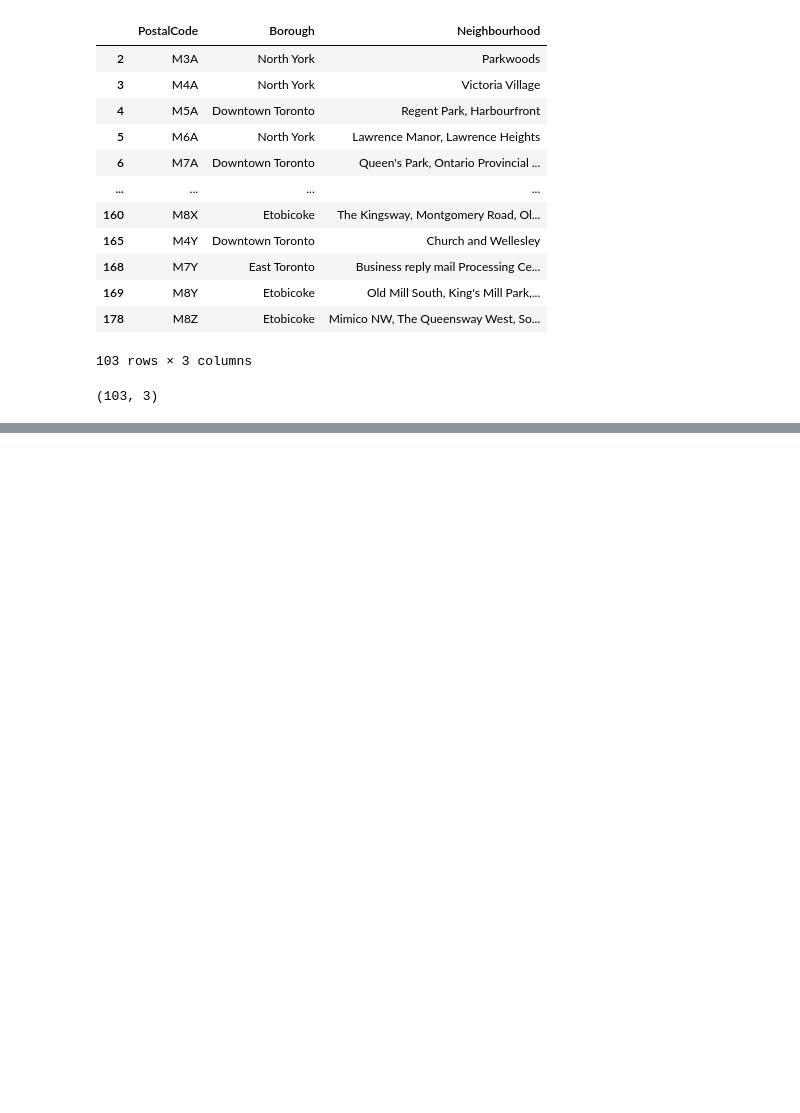
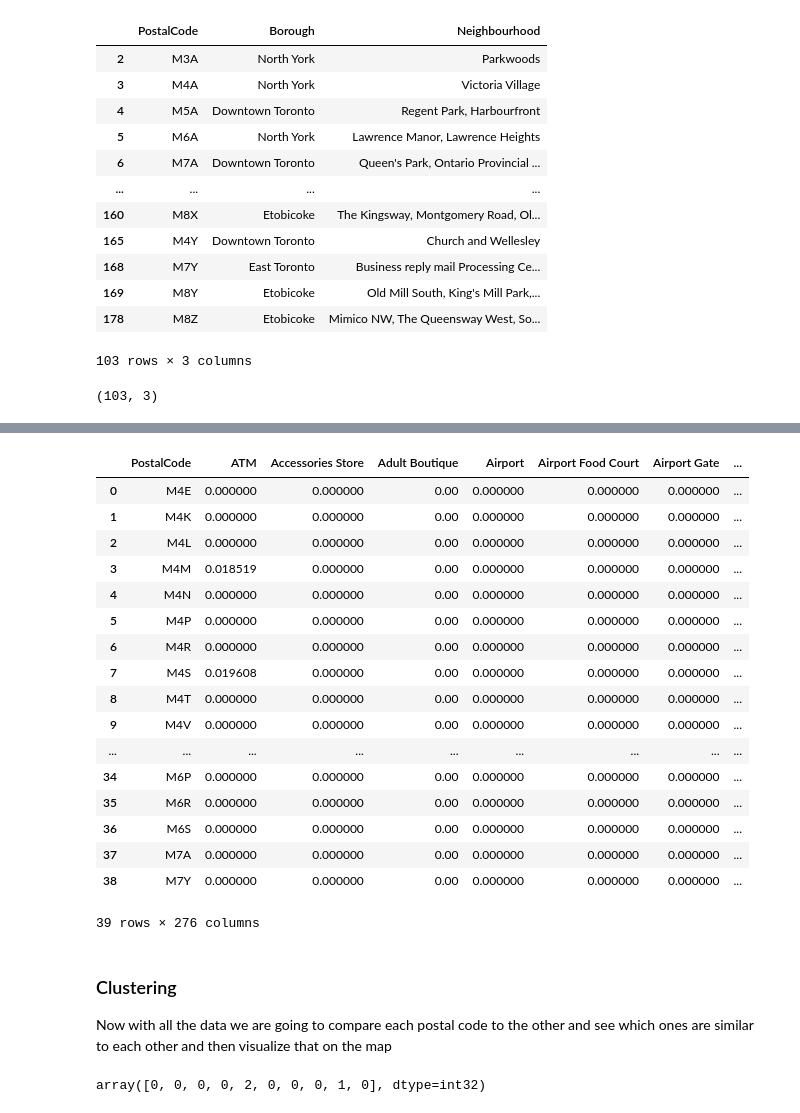
Before and after one commit to alexsotocx/Coursera_Capstone, a Jupyter notebook: thirdweek-assignment-alexander-soto.ipynb, the cells around one changed output, grey strips where cells are left out. Cells and saved outputs as stored; diff of their text form; code cells hidden in the pictures; blank space fills up the shorter version.

```diff
--- a/thirdweek-assignment-alexander-soto.ipynb
+++ b/thirdweek-assignment-alexander-soto.ipynb
@@ -53,0 +188,35 @@ df.shape
+# %%
+def getNearbyVenues(names, latitudes, longitudes, radius=500):
+
+    venues_list=[]
+    for name, lat, lng in zip(names, latitudes, longitudes):
+        print(name)
+
+        # create the API request URL
+        url = 'https://api.foursquare.com/v2/venues/explore?client_id={}&client_secret={}&ll={},{}&oauth_token={}&v={}&radius={}&limit={}'.format(CLIENT_ID, CLIENT_SECRET, lat, lng,ACCESS_TOKEN, VERSION, radius, LIMIT)
+
+        # make the GET request
+        results = requests.get(url).json()["response"]['groups'][0]['items']
+
+        # return only relevant information for each nearby venue
+        venues_list.append([(
+            name,
+            lat,
+            lng,
+            v['venue']['name'],
+            v['venue']['location']['lat'],
+            v['venue']['location']['lng'],
+            v['venue']['categories'][0]['name']) for v in results])
+
+    nearby_venues = pd.DataFrame([item for venue_list in venues_list for item in venue_list])
+    nearby_venues.columns = ['PostalCode',
+                  'PostalCode Latitude',
+                  'PostalCode Longitude',
+                  'Venue',
+                  'Venue Latitude',
+                  'Venue Longitude',
+                  'Venue Category']
+
+    return(nearby_venues)
+# %%
+venues_toronto = getNearbyVenues(df_limited_toronto['PostalCode'], df_limited_toronto.Latitude, df_limited_toronto.Longitude)
@@ -53,0 +250,2 @@ df.shape
+# %%
+venues_categories_toronto = pd.get_dummies(venues_toronto[['Venue Category']], prefix="", prefix_sep="")
@@ -53,0 +268,2 @@ df.shape
+# %%
+venues_categories_toronto.insert(0, 'PostalCode', venues_toronto['PostalCode'], True)
@@ -53,0 +286,38 @@ df.shape
+# %%
+toronto_grouped = venues_categories_toronto.groupby('PostalCode').mean().reset_index()
+toronto_grouped
+# %% [output]
+|  | PostalCode | ATM | Accessories Store | Adult Boutique | Airport | Airport Food Court | Airport Gate | ... |
+| 0 | M4E | 0.000000 | 0.000000 | 0.00 | 0.000000 | 0.000000 | 0.000000 | ... |
+| 1 | M4K | 0.000000 | 0.000000 | 0.00 | 0.000000 | 0.000000 | 0.000000 | ... |
+| 2 | M4L | 0.000000 | 0.000000 | 0.00 | 0.000000 | 0.000000 | 0.000000 | ... |
+| 3 | M4M | 0.018519 | 0.000000 | 0.00 | 0.000000 | 0.000000 | 0.000000 | ... |
+| 4 | M4N | 0.000000 | 0.000000 | 0.00 | 0.000000 | 0.000000 | 0.000000 | ... |
+| 5 | M4P | 0.000000 | 0.000000 | 0.00 | 0.000000 | 0.000000 | 0.000000 | ... |
+| 6 | M4R | 0.000000 | 0.000000 | 0.00 | 0.000000 | 0.000000 | 0.000000 | ... |
+| 7 | M4S | 0.019608 | 0.000000 | 0.00 | 0.000000 | 0.000000 | 0.000000 | ... |
+| 8 | M4T | 0.000000 | 0.000000 | 0.00 | 0.000000 | 0.000000 | 0.000000 | ... |
+| 9 | M4V | 0.000000 | 0.000000 | 0.00 | 0.000000 | 0.000000 | 0.000000 | ... |
+| ... | ... | ... | ... | ... | ... | ... | ... | ... |
+| 34 | M6P | 0.000000 | 0.000000 | 0.00 | 0.000000 | 0.000000 | 0.000000 | ... |
+| 35 | M6R | 0.000000 | 0.000000 | 0.00 | 0.000000 | 0.000000 | 0.000000 | ... |
+| 36 | M6S | 0.000000 | 0.000000 | 0.00 | 0.000000 | 0.000000 | 0.000000 | ... |
+| 37 | M7A | 0.000000 | 0.000000 | 0.00 | 0.000000 | 0.000000 | 0.000000 | ... |
+| 38 | M7Y | 0.000000 | 0.000000 | 0.00 | 0.000000 | 0.000000 | 0.000000 | ... |
+39 rows × 276 columns
+# %% [markdown]
+### Clustering
+
+Now with all the data we are going to compare each postal code to the other and see which ones are similar to each other and then visualize that on the map
+# %%
+# set number of clusters
+kclusters = 5
+
+toronto_cluster = toronto_grouped.drop('PostalCode', 1)
+# run k-means clustering
+kmeans = KMeans(n_clusters=kclusters, random_state=0).fit(toronto_cluster)
+
+# check cluster labels generated for each row in the dataframe
+kmeans.labels_[0:10]
+# %% [output]
+array([0, 0, 0, 0, 2, 0, 0, 0, 1, 0], dtype=int32)
```
Also changed, not shown: parts of 36 cells of this notebook.
